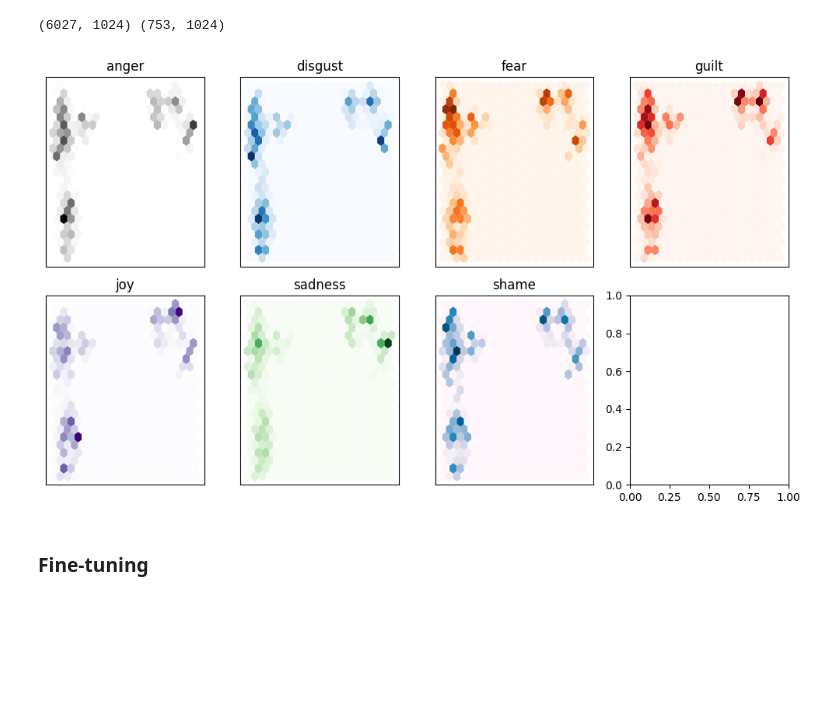
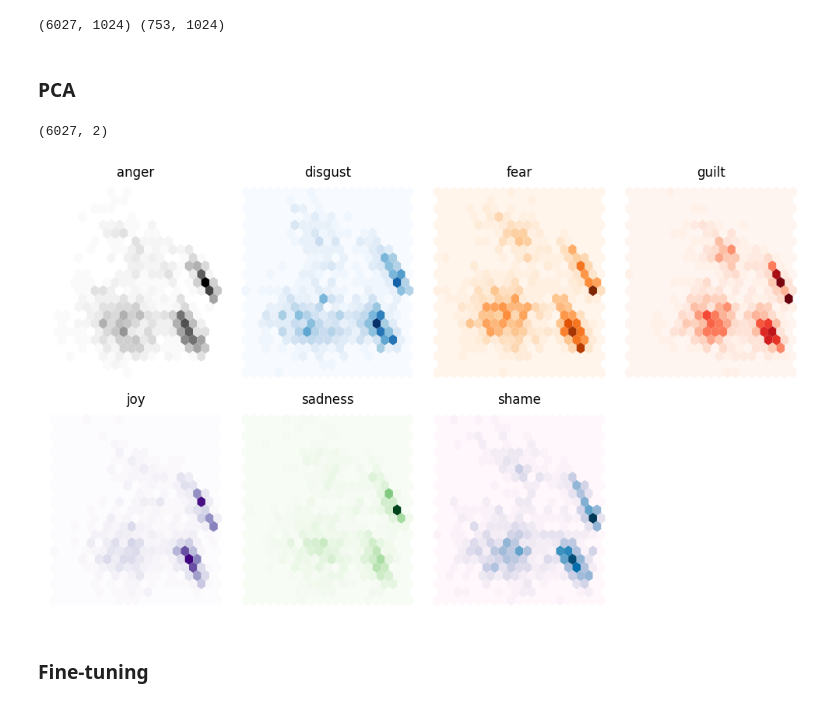
Before and after one commit to dlopeza98/TrabajoGradosEAFIT, a Jupyter notebook: src/trabajogradoseafit/notebooks/ROBERTA.ipynb, the cells around one changed output. Drawn from its saved outputs; the diff is of its cells as text; code cells hidden in the pictures; blank space fills up the shorter version.

```diff
--- a/src/trabajogradoseafit/notebooks/ROBERTA.ipynb
+++ b/src/trabajogradoseafit/notebooks/ROBERTA.ipynb
@@ -234,17 +228,0 @@ df_emb["label"] = y_train
-# %%
-fig, axes = plt.subplots(2, 4, figsize=(10, 6))
-
-axes = axes.flatten()
-cmaps = ["Greys", "Blues", "Oranges", "Reds", "Purples", "Greens", "PuBu"]
-labels = emotions["train"].features["label"].names
-
-for i, (label, cmap) in enumerate(zip(labels, cmaps)):
-    df_emb_sub = df_emb.query(f"label == {i}")
-    axes[i].hexbin(
-        df_emb_sub["X"], df_emb_sub["Y"], cmap=cmap, gridsize=20, linewidths=(0,)
-    )
-    axes[i].set_title(label)
-    axes[i].set_xticks([]), axes[i].set_yticks([])
-
-plt.tight_layout()
-plt.show()
@@ -561,22 +512,38 @@ df_emb["label"] = y_train
+# %% [markdown]
+### PCA
+# %%
+pca = PCA(n_components=2)
+
+x_scaled = MinMaxScaler().fit_transform(X_train)
+x_2d = pca.fit_transform(x_scaled)
+x_2d.shape
+# %% [output]
+(6027, 2)
 # %%
-fig, axes = plt.subplots(2, 4, figsize=(10, 6))
+fig, ax = plt.subplots(2, 4, figsize=(10, 6))
+ax = ax.flatten()
 
-axes = axes.flatten()
+# Ensure we have enough colormaps for all labels
 cmaps = ["Greys", "Blues", "Oranges", "Reds", "Purples", "Greens", "PuBu"]
 labels = emotions["train"].features["label"].names
 
+# Plot for each label
 for i, (label, cmap) in enumerate(zip(labels, cmaps)):
-    df_emb_sub = df_emb.query(f"label == {i}")
-    axes[i].hexbin(
-        df_emb_sub["X"], df_emb_sub["Y"], cmap=cmap, gridsize=20, linewidths=(0,)
+    x_2d_sub = x_2d[y_train == i]
+    ax[i].hexbin(
+        x_2d_sub[:, 0], x_2d_sub[:, 1], cmap=cmap, gridsize=20, linewidths=(0,)
     )
-    axes[i].set_title(label)
-    axes[i].set_xticks([]), axes[i].set_yticks([])
+    ax[i].set_title(label)
+    ax[i].set_axis_off()
+
+# Hide the extra subplot (8th one) if it exists
+if len(ax) > len(labels):
+    ax[-1].set_visible(False)
 
 plt.tight_layout()
 plt.show()
 # %% [output]
-[figure, old version]
+[figure, new version]
 # %% [markdown]
 ### Fine-tuning
 # %%
```
Also changed, not shown: parts of 28 cells of this notebook, 5 other files.
